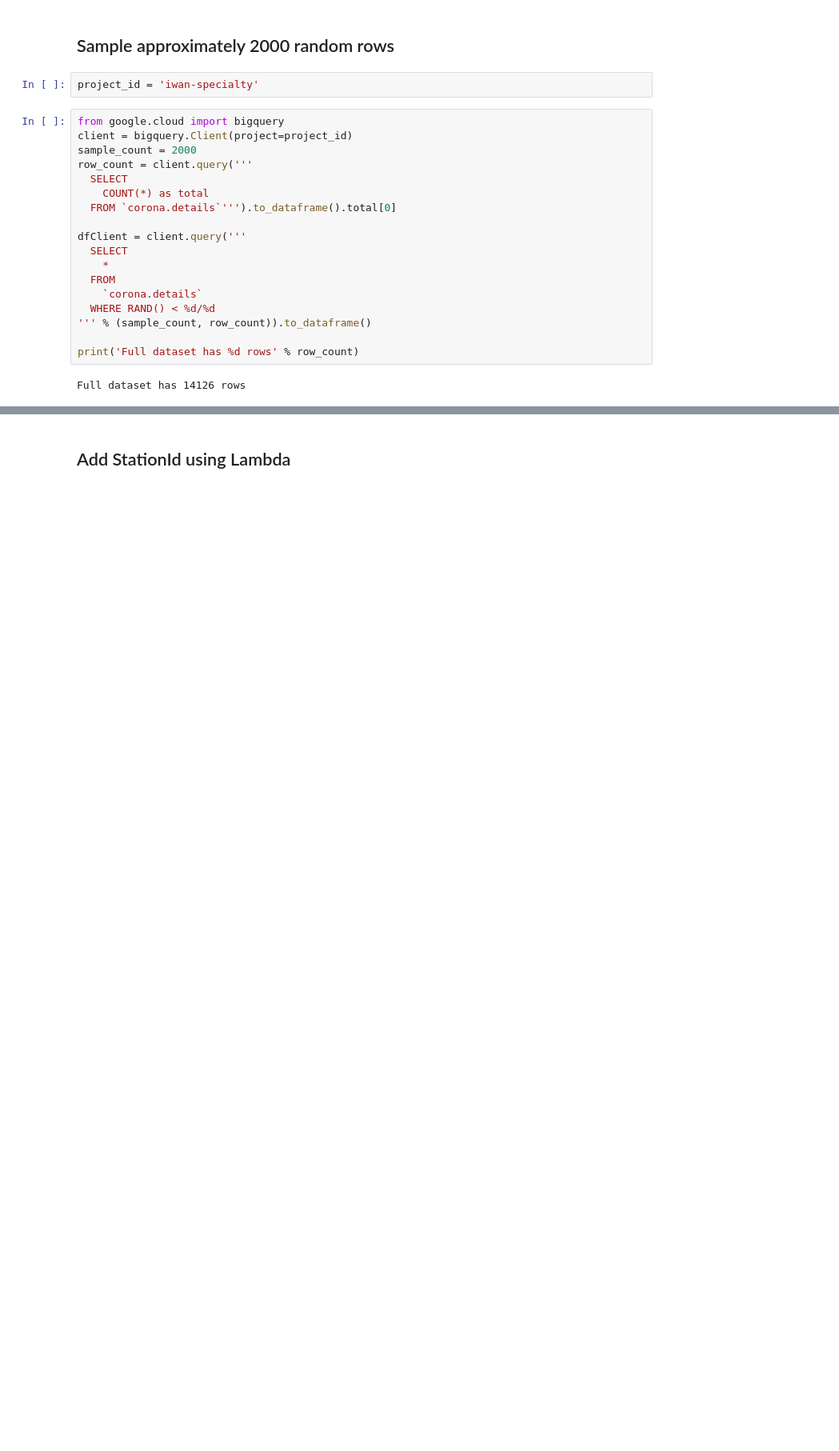
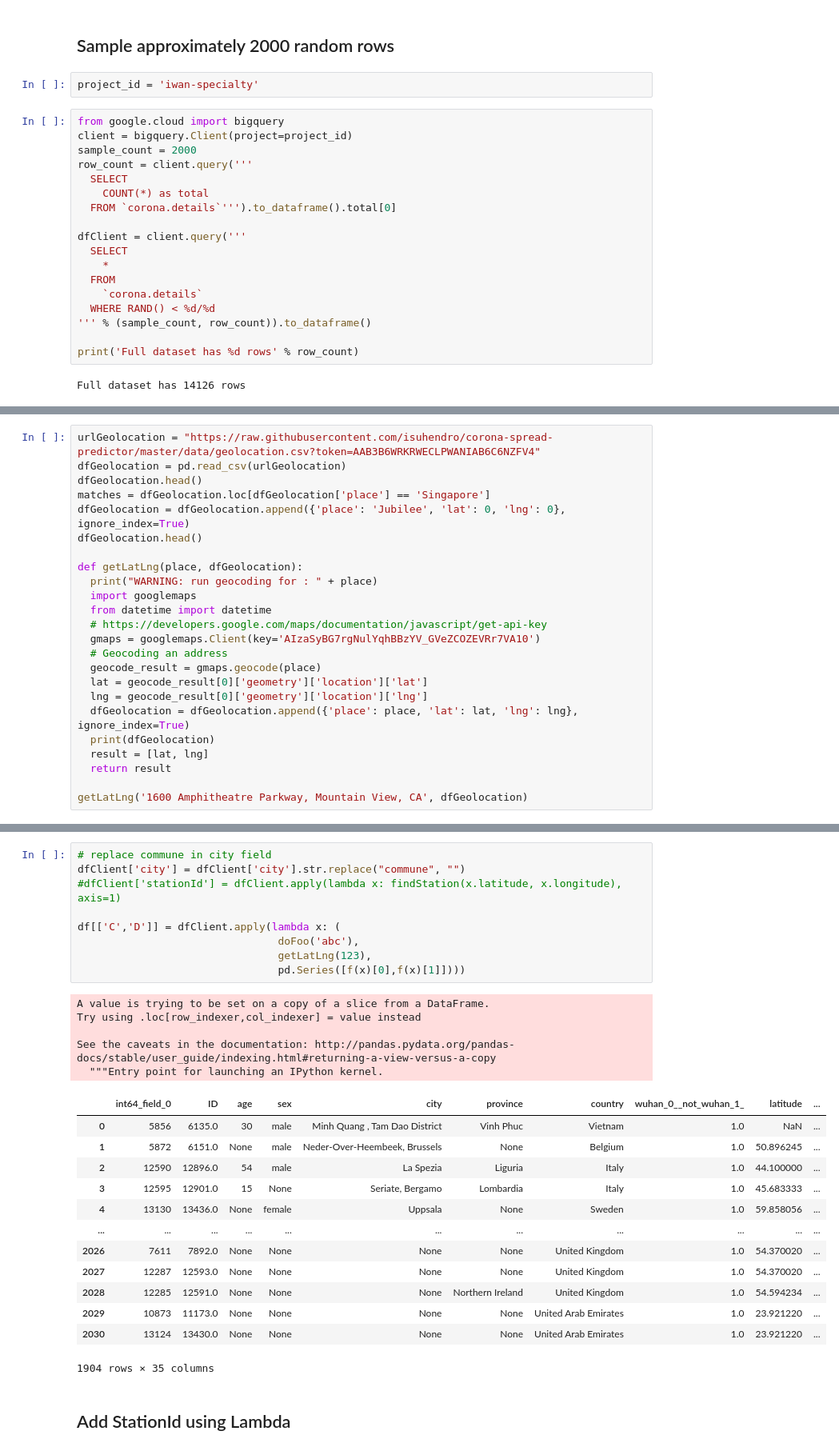
Before and after one commit to isuhendro/coursera, a Jupyter notebook: corona.ipynb, the cells around one changed output, grey strips where cells are left out. Shown: that part at 80% size. Drawn from its saved outputs; the diff is of its cells as text; blank space fills up the shorter version.

```diff
--- a/corona.ipynb
+++ b/corona.ipynb
@@ -127,0 +135,24 @@ Full dataset has 14126 rows
+# %%
+urlGeolocation = "https://raw.githubusercontent.com/isuhendro/corona-spread-predictor/master/data/geolocation.csv?token=AAB3B6WRKRWECLPWANIAB6C6NZFV4"
+dfGeolocation = pd.read_csv(urlGeolocation)
+dfGeolocation.head()
+matches = dfGeolocation.loc[dfGeolocation['place'] == 'Singapore']
+dfGeolocation = dfGeolocation.append({'place': 'Jubilee', 'lat': 0, 'lng': 0}, ignore_index=True)
+dfGeolocation.head()
+
+def getLatLng(place, dfGeolocation):
+  print("WARNING: run geocoding for : " + place)
+  import googlemaps
+  from datetime import datetime
+  # https://developers.google.com/maps/documentation/javascript/get-api-key
+  gmaps = googlemaps.Client(key='AIzaSyBG7rgNulYqhBBzYV_GVeZCOZEVRr7VA10')
+  # Geocoding an address
+  geocode_result = gmaps.geocode(place)
+  lat = geocode_result[0]['geometry']['location']['lat']
+  lng = geocode_result[0]['geometry']['location']['lng']
+  dfGeolocation = dfGeolocation.append({'place': place, 'lat': lat, 'lng': lng}, ignore_index=True)
+  print(dfGeolocation)
+  result = [lat, lng]
+  return result
+
+getLatLng('1600 Amphitheatre Parkway, Mountain View, CA', dfGeolocation)
@@ -128,2 +172,30 @@ Full dataset has 14126 rows
+# %%
+# replace commune in city field
+dfClient['city'] = dfClient['city'].str.replace("commune", "")
+#dfClient['stationId'] = dfClient.apply(lambda x: findStation(x.latitude, x.longitude), axis=1)
+
+df[['C','D']] = dfClient.apply(lambda x: (
+                                doFoo('abc'),
+                                getLatLng(123),
+                                pd.Series([f(x)[0],f(x)[1]])))
+# %% [output]
+A value is trying to be set on a copy of a slice from a DataFrame.
+Try using .loc[row_indexer,col_indexer] = value instead
+
+See the caveats in the documentation: http://pandas.pydata.org/pandas-docs/stable/user_guide/indexing.html#returning-a-view-versus-a-copy
+  """Entry point for launching an IPython kernel.
+|  | int64_field_0 | ID | age | sex | city | province | country | wuhan_0__not_wuhan_1_ | latitude | ... |
+| 0 | 5856 | 6135.0 | 30 | male | Minh Quang , Tam Dao District | Vinh Phuc | Vietnam | 1.0 | NaN | ... |
+| 1 | 5872 | 6151.0 | None | male | Neder-Over-Heembeek, Brussels | None | Belgium | 1.0 | 50.896245 | ... |
+| 2 | 12590 | 12896.0 | 54 | male | La Spezia | Liguria | Italy | 1.0 | 44.100000 | ... |
+| 3 | 12595 | 12901.0 | 15 | None | Seriate, Bergamo | Lombardia | Italy | 1.0 | 45.683333 | ... |
+| 4 | 13130 | 13436.0 | None | female | Uppsala | None | Sweden | 1.0 | 59.858056 | ... |
+| ... | ... | ... | ... | ... | ... | ... | ... | ... | ... | ... |
+| 2026 | 7611 | 7892.0 | None | None | None | None | United Kingdom | 1.0 | 54.370020 | ... |
+| 2027 | 12287 | 12593.0 | None | None | None | None | United Kingdom | 1.0 | 54.370020 | ... |
+| 2028 | 12285 | 12591.0 | None | None | None | Northern Ireland | United Kingdom | 1.0 | 54.594234 | ... |
+| 2029 | 10873 | 11173.0 | None | None | None | None | United Arab Emirates | 1.0 | 23.921220 | ... |
+| 2030 | 13124 | 13430.0 | None | None | None | None | United Arab Emirates | 1.0 | 23.921220 | ... |
+1904 rows × 35 columns
 # %% [markdown]
 ## Add StationId using Lambda
```
Also changed, not shown: parts of 13 cells of this notebook.
